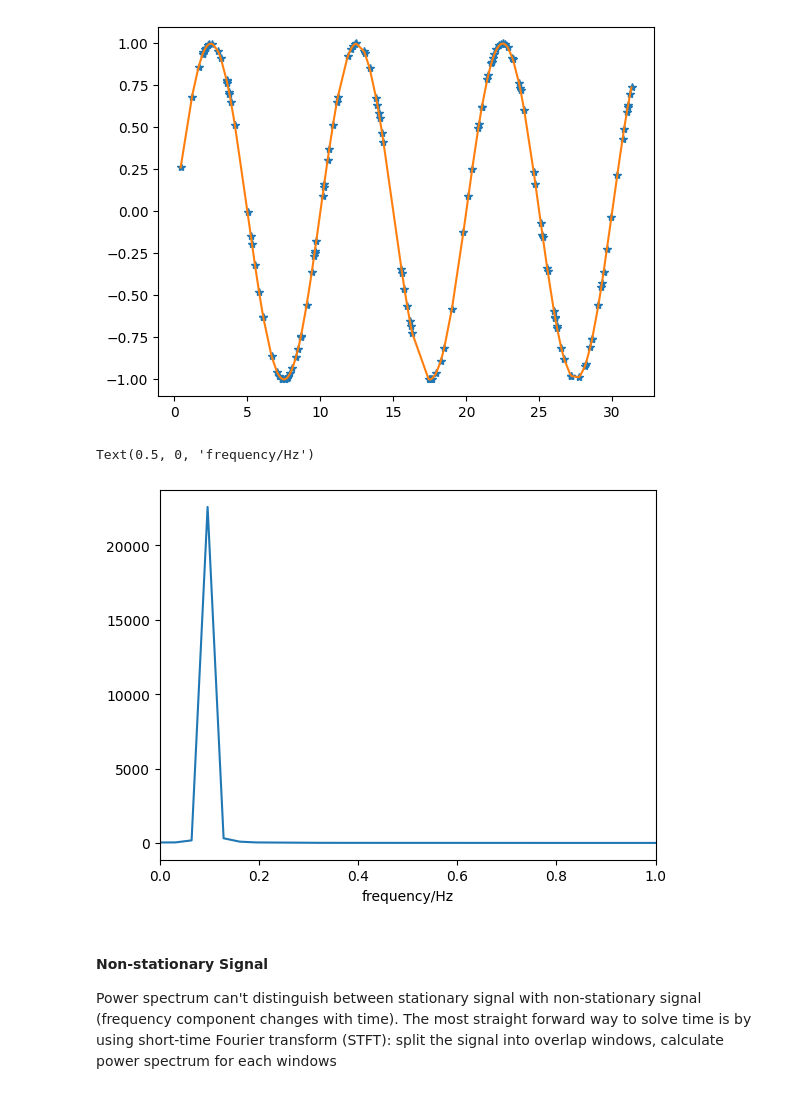
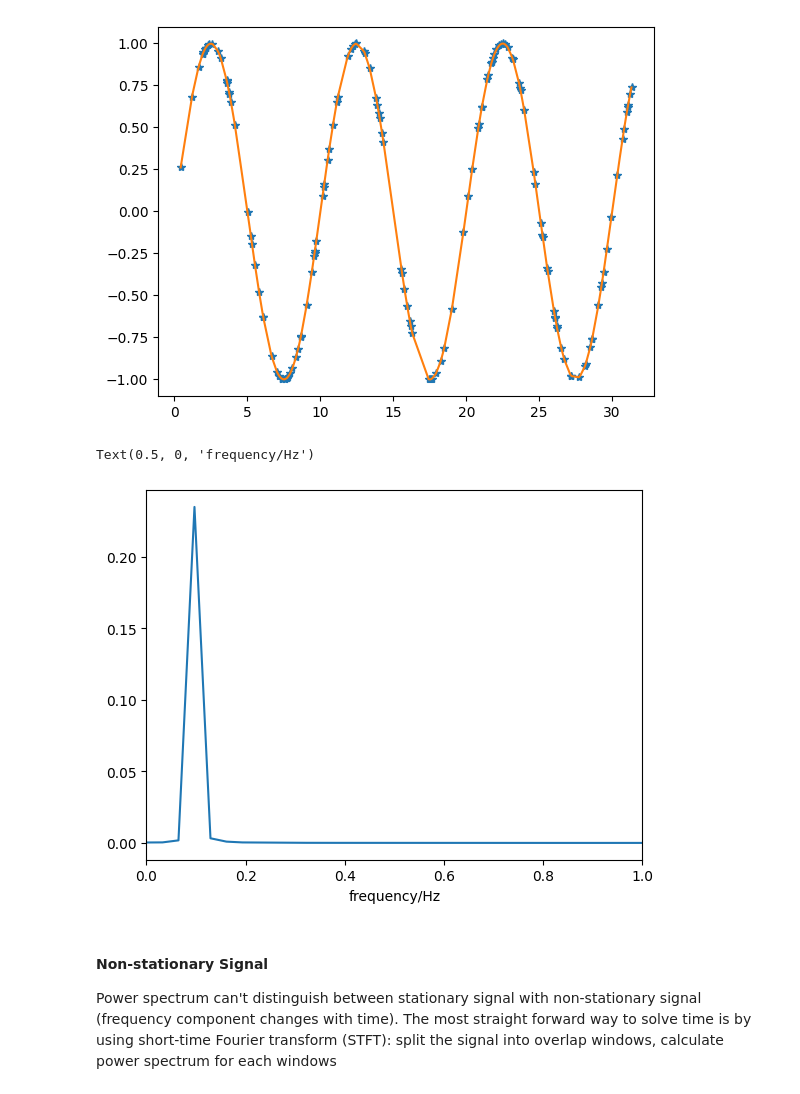
Before and after one commit to AlexMa123/BIU_Computational_physics_2023, a Jupyter notebook: Lecture5 - TimeSeries.ipynb, the cells around one changed output. Cells and saved outputs as stored; diff of their text form; code cells hidden in the pictures.

```diff
--- a/Lecture5 - TimeSeries.ipynb
+++ b/Lecture5 - TimeSeries.ipynb
@@ -350,15 +353,15 @@ plt.plot(x_resample, y_resample)
 [figure]
 # %%
 fft_result = np.fft.fft(y_resample)
-power_spectrum = np.abs(fft_result) ** 2
+power_spectrum = np.abs(fft_result) ** 2 / y_resample.size / y_resample.size
 freqs = np.arange(0, 10, 10 / y_resample.size)
 plt.figure()
 plt.plot(freqs, power_spectrum)
 plt.xlim(0, 1)
 plt.xlabel('frequency/Hz')
 # %% [output]
 Text(0.5, 0, 'frequency/Hz')
-[figure, old version]
+[figure, new version]
 # %% [markdown]
 #### Non-stationary Signal
 Power spectrum can't distinguish between stationary signal with non-stationary signal (frequency component changes with time). The most straight forward way to solve time is by using short-time Fourier transform (STFT): split the signal into overlap windows, calculate power spectrum for each windows
```
Also changed, not shown: parts of 5 cells of this notebook.
